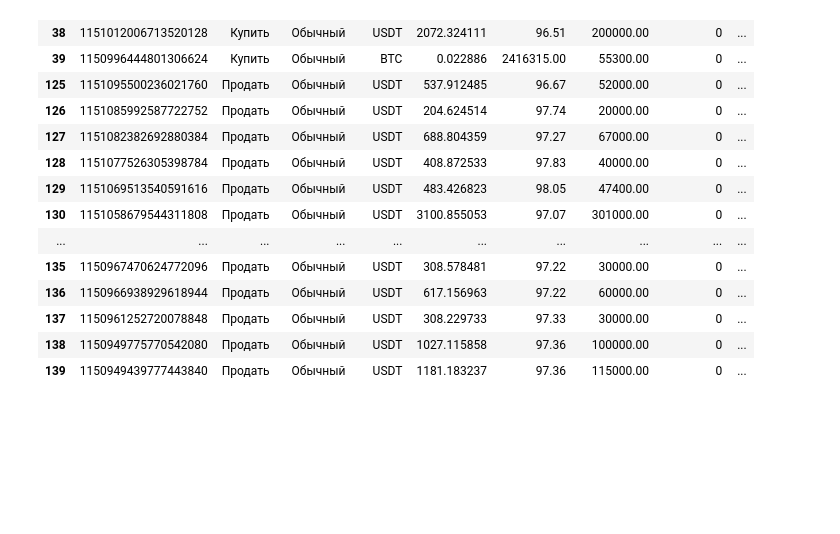
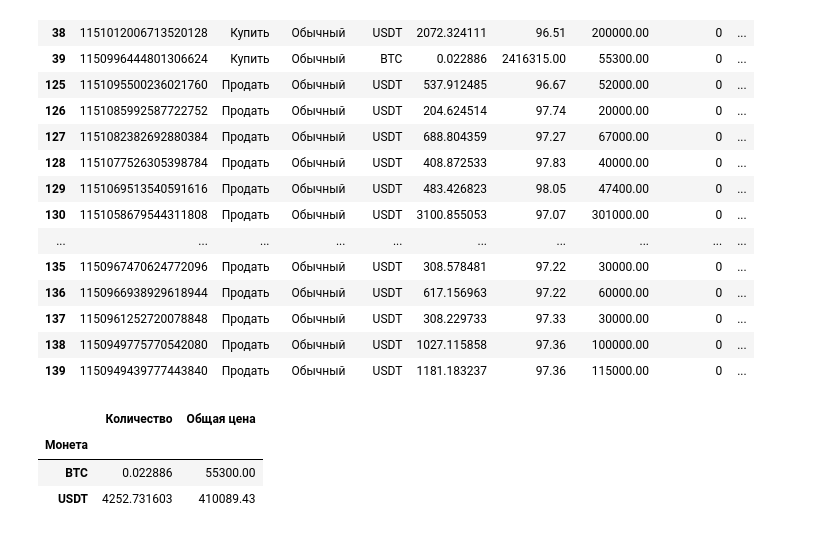
Before and after one commit to 0xN1ck/Accounting, a Jupyter notebook: jupyter-notebooks/huobi.ipynb, the cells around one changed output. Drawn from its saved outputs; the diff is of its cells as text; code cells hidden in the pictures; blank space fills up the shorter version.

```diff
--- a/jupyter-notebooks/huobi.ipynb
+++ b/jupyter-notebooks/huobi.ipynb
@@ -43,3 +43,13 @@ display(filtered_data_huobi_history_p2p)
 | 137 | 1150961252720078848 | Продать | Обычный | USDT | 308.229733 | 97.33 | 30000.00 | 0 | ... |
 | 138 | 1150949775770542080 | Продать | Обычный | USDT | 1027.115858 | 97.36 | 100000.00 | 0 | ... |
 | 139 | 1150949439777443840 | Продать | Обычный | USDT | 1181.183237 | 97.36 | 115000.00 | 0 | ... |
+# %%
+filtered_data_huobi_history_p2p_buy = filtered_data_huobi_history_p2p[filtered_data_huobi_history_p2p['Тип'] == 'Купить']
+# display(filtered_data_huobi_history_p2p_buy)
+huobi_history_p2p_buy_sum_by_coin = filtered_data_huobi_history_p2p_buy.groupby('Монета').agg({'Количество': 'sum', 'Общая цена': 'sum'})
+display(huobi_history_p2p_buy_sum_by_coin)
+# %% [output]
+|  | Количество | Общая цена |
+| Монета |  |  |
+| BTC | 0.022886 | 55300.00 |
+| USDT | 4252.731603 | 410089.43 |
```
Also changed, not shown: parts of 6 cells of this notebook, 12 other files.
